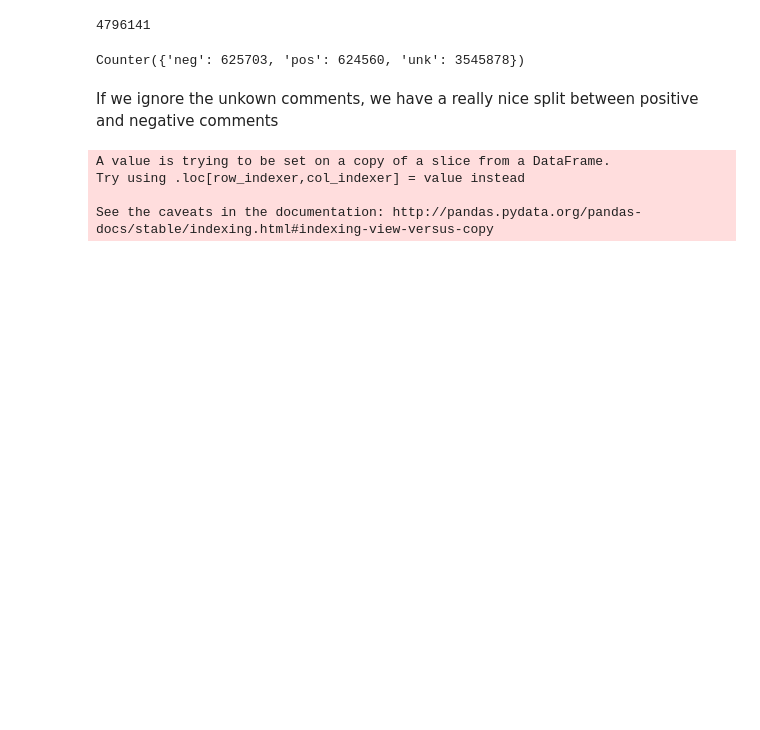
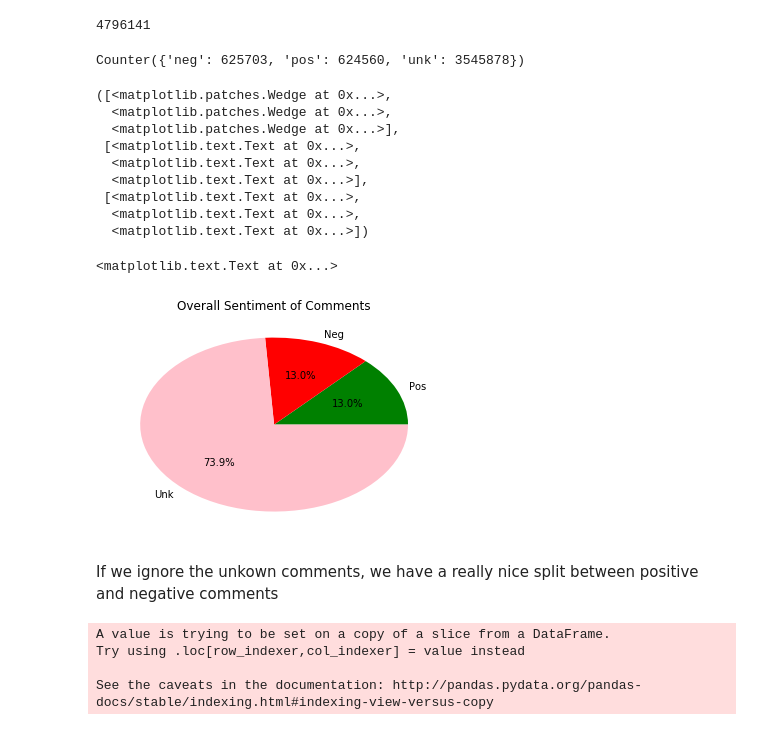
Before and after one commit to Data-Science-for-Linguists/NLSS_Project, a Jupyter notebook: NLSS_V3.ipynb, the cells around one changed output. Cells and saved outputs as stored; diff of their text form; code cells hidden in the pictures; blank space fills up the shorter version.

```diff
--- a/NLSS_V3.ipynb
+++ b/NLSS_V3.ipynb
@@ -302,6 +303,26 @@ Counter(sent_scores)
 4796141
 4796141
 Counter({'neg': 625703, 'pos': 624560, 'unk': 3545878})
+# %%
+sent_labels = ['Pos', 'Neg', 'Unk']
+plotcolors = ['green', 'red', 'pink']
+counts = [624560, 625703, 3545878]
+
+plt.pie(counts, labels = sent_labels, autopct='%1.1f%%', colors = plotcolors)
+plt.title('Overall Sentiment of Comments')
+plt.show()
+# %% [output]
+([<matplotlib.patches.Wedge at 0x...>,
+  <matplotlib.patches.Wedge at 0x...>,
+  <matplotlib.patches.Wedge at 0x...>],
+ [<matplotlib.text.Text at 0x...>,
+  <matplotlib.text.Text at 0x...>,
+  <matplotlib.text.Text at 0x...>],
+ [<matplotlib.text.Text at 0x...>,
+  <matplotlib.text.Text at 0x...>,
+  <matplotlib.text.Text at 0x...>])
+<matplotlib.text.Text at 0x...>
+[figure, added]
 # %% [markdown]
 If we ignore the unkown comments, we have a really nice split between positive and negative comments
 # %%
```
Also changed, not shown: parts of 22 cells of this notebook, 5 other files.
